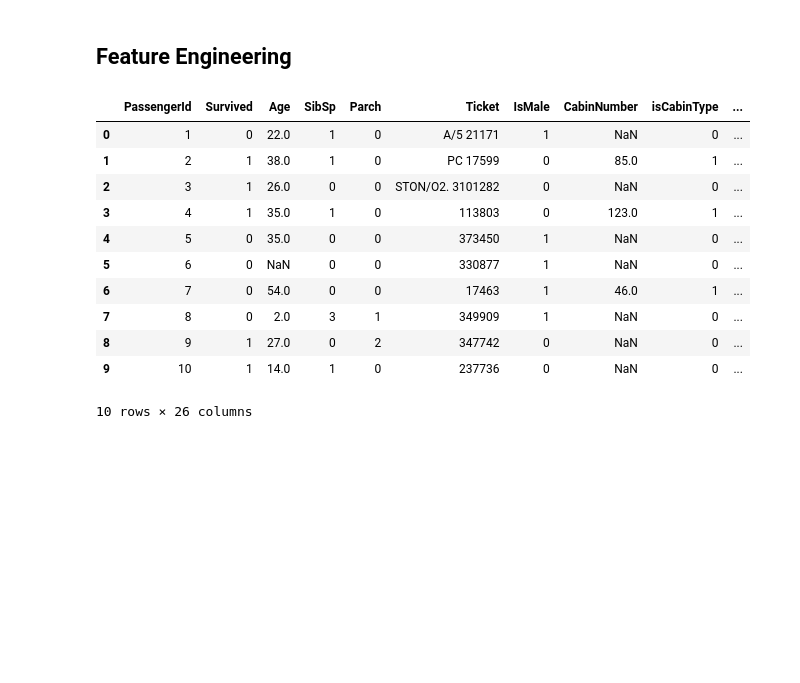
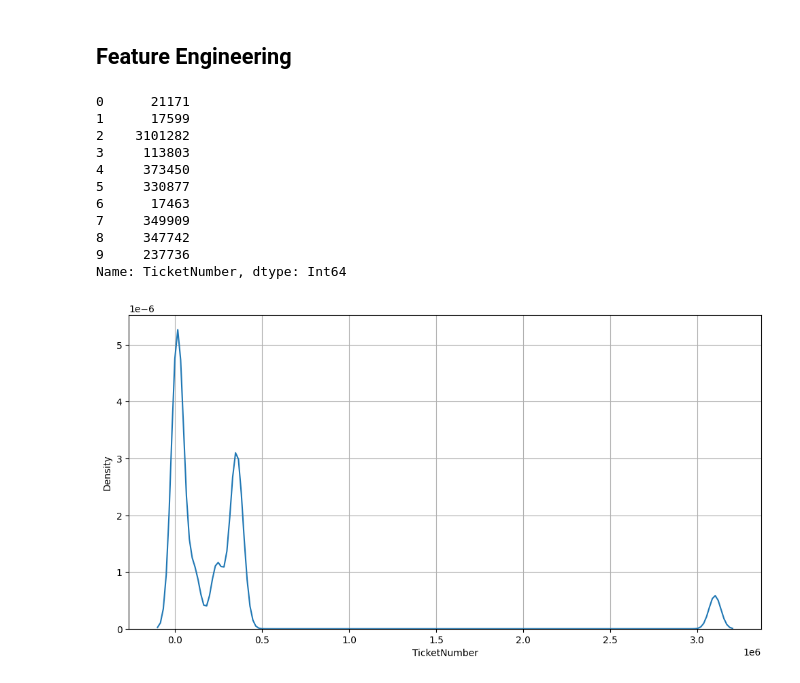
Before and after one commit to TylerJSimpson/kaggle_projects, a Jupyter notebook: titanic-xgboost-tjs.ipynb, the cells around one changed output. Saved outputs shown, nothing was run; the diff lists cells and outputs as text; code cells hidden in the pictures; blank space fills up the shorter version.

```diff
--- a/titanic-xgboost-tjs.ipynb
+++ b/titanic-xgboost-tjs.ipynb
@@ -233,15 +258,22 @@ df_train = df_train.drop(columns=['Fare','FarePerPerson'])
 # %%
-df_train.head(10)
+df_train['TicketNumber'].head(10)
 # %% [output]
-|  | PassengerId | Survived | Age | SibSp | Parch | Ticket | IsMale | CabinNumber | isCabinType | ... |
-| 0 | 1 | 0 | 22.0 | 1 | 0 | A/5 21171 | 1 | NaN | 0 | ... |
-| 1 | 2 | 1 | 38.0 | 1 | 0 | PC 17599 | 0 | 85.0 | 1 | ... |
-| 2 | 3 | 1 | 26.0 | 0 | 0 | STON/O2. 3101282 | 0 | NaN | 0 | ... |
-| 3 | 4 | 1 | 35.0 | 1 | 0 | 113803 | 0 | 123.0 | 1 | ... |
-| 4 | 5 | 0 | 35.0 | 0 | 0 | 373450 | 1 | NaN | 0 | ... |
-| 5 | 6 | 0 | NaN | 0 | 0 | 330877 | 1 | NaN | 0 | ... |
-| 6 | 7 | 0 | 54.0 | 0 | 0 | 17463 | 1 | 46.0 | 1 | ... |
-| 7 | 8 | 0 | 2.0 | 3 | 1 | 349909 | 1 | NaN | 0 | ... |
-| 8 | 9 | 1 | 27.0 | 0 | 2 | 347742 | 0 | NaN | 0 | ... |
-| 9 | 10 | 1 | 14.0 | 1 | 0 | 237736 | 0 | NaN | 0 | ... |
-10 rows × 26 columns
+0      21171
+1      17599
+2    3101282
+3     113803
+4     373450
+5     330877
+6      17463
+7     349909
+8     347742
+9     237736
+Name: TicketNumber, dtype: Int64
+# %%
+plt.figure(figsize=(12, 6))
+sns.kdeplot(df_train['TicketNumber'].dropna(), bw_adjust=0.2)
+plt.xlabel('TicketNumber')
+plt.grid(True)
+plt.show()
+# %% [output]
+[figure, added]
```
Also changed, not shown: parts of 11 cells of this notebook.
